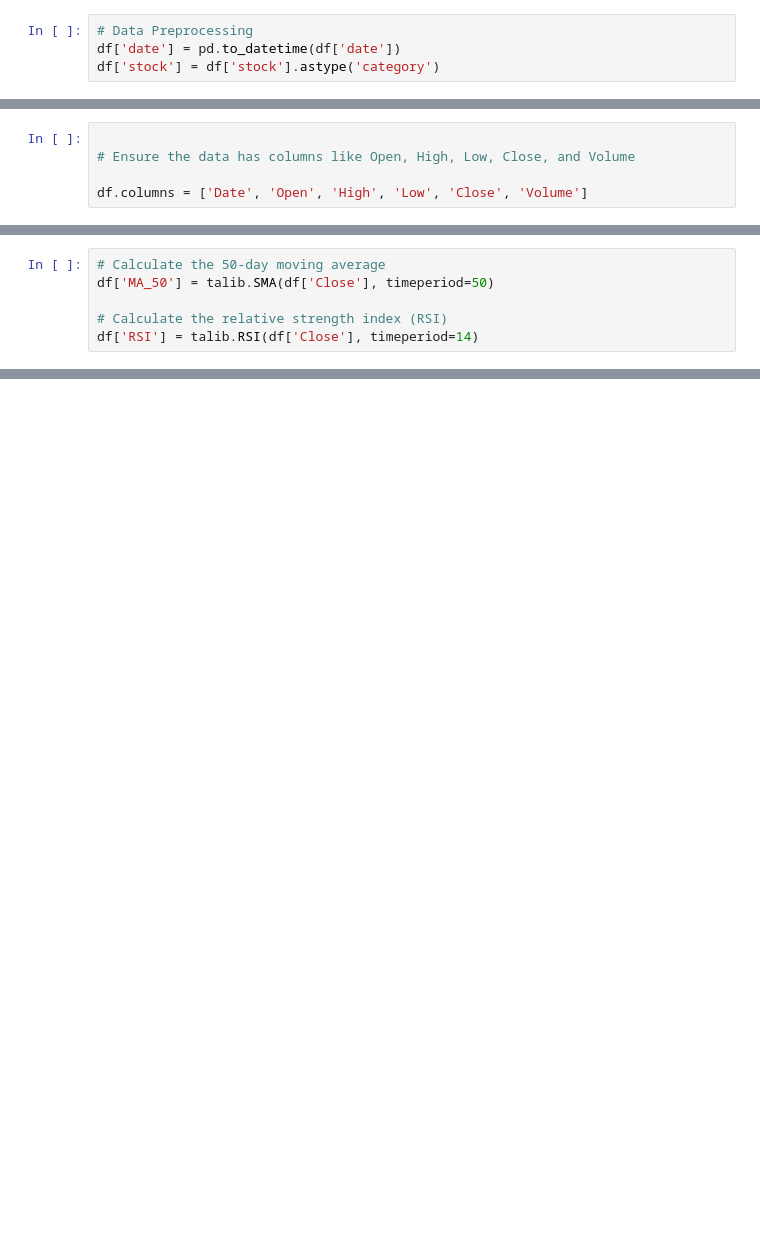
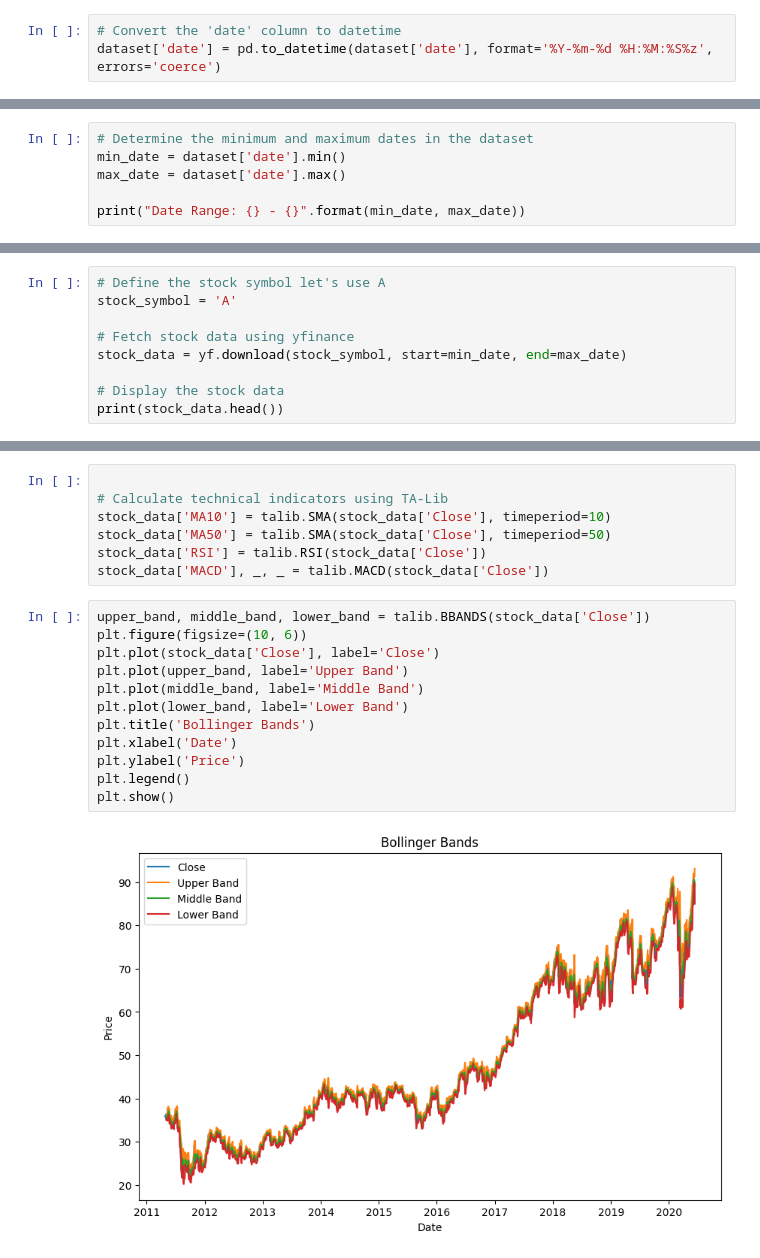
Before and after one commit to jodahe1/Nova_Financial_Solutions, a Jupyter notebook: Task3Scripts/Quantitative analysis .ipynb, the cells around one changed output, grey strips where cells are left out. Drawn from its saved outputs; the diff is of its cells as text; blank space fills up the shorter version.

Commit message:
It was tough to install talib but finally install it and do some analysis using it and make plots for it

```diff
--- a/Task3Scripts/Quantitative analysis .ipynb
+++ b/Task3Scripts/Quantitative analysis .ipynb
@@ -13,4 +11,3 @@ df = pd.read_csv("C:/Users/huawei/Desktop/Nova_Financial_Solutions/Data/raw_anal
 # %%
-# Data Preprocessing
-df['date'] = pd.to_datetime(df['date'])
-df['stock'] = df['stock'].astype('category')
+# Convert the 'date' column to datetime
+dataset['date'] = pd.to_datetime(dataset['date'], format='%Y-%m-%d %H:%M:%S%z', errors='coerce')
@@ -19,5 +14,6 @@ KeyError: 'date'
 # %%
+# Determine the minimum and maximum dates in the dataset
+min_date = dataset['date'].min()
+max_date = dataset['date'].max()
 
-# Ensure the data has columns like Open, High, Low, Close, and Volume
-
-df.columns = ['Date', 'Open', 'High', 'Low', 'Close', 'Volume']
+print("Date Range: {} - {}".format(min_date, max_date))
@@ -24,6 +22,9 @@ df.columns = ['Date', 'Open', 'High', 'Low', 'Close', 'Volume']
 # %%
-# Calculate the 50-day moving average
-df['MA_50'] = talib.SMA(df['Close'], timeperiod=50)
+# Define the stock symbol let's use A
+stock_symbol = 'A'
 
-# Calculate the relative strength index (RSI)
-df['RSI'] = talib.RSI(df['Close'], timeperiod=14)
+# Fetch stock data using yfinance
+stock_data = yf.download(stock_symbol, start=min_date, end=max_date)
+
+# Display the stock data
+print(stock_data.head())
@@ -37,0 +46,21 @@ AttributeError: module 'pynance' has no attribute 'sma'
+# %%
+
+# Calculate technical indicators using TA-Lib
+stock_data['MA10'] = talib.SMA(stock_data['Close'], timeperiod=10)
+stock_data['MA50'] = talib.SMA(stock_data['Close'], timeperiod=50)
+stock_data['RSI'] = talib.RSI(stock_data['Close'])
+stock_data['MACD'], _, _ = talib.MACD(stock_data['Close'])
+# %%
+upper_band, middle_band, lower_band = talib.BBANDS(stock_data['Close'])
+plt.figure(figsize=(10, 6))
+plt.plot(stock_data['Close'], label='Close')
+plt.plot(upper_band, label='Upper Band')
+plt.plot(middle_band, label='Middle Band')
+plt.plot(lower_band, label='Lower Band')
+plt.title('Bollinger Bands')
+plt.xlabel('Date')
+plt.ylabel('Price')
+plt.legend()
+plt.show()
+# %% [output]
+[figure, added]
```
Also changed, not shown: parts of 9 cells of this notebook.
